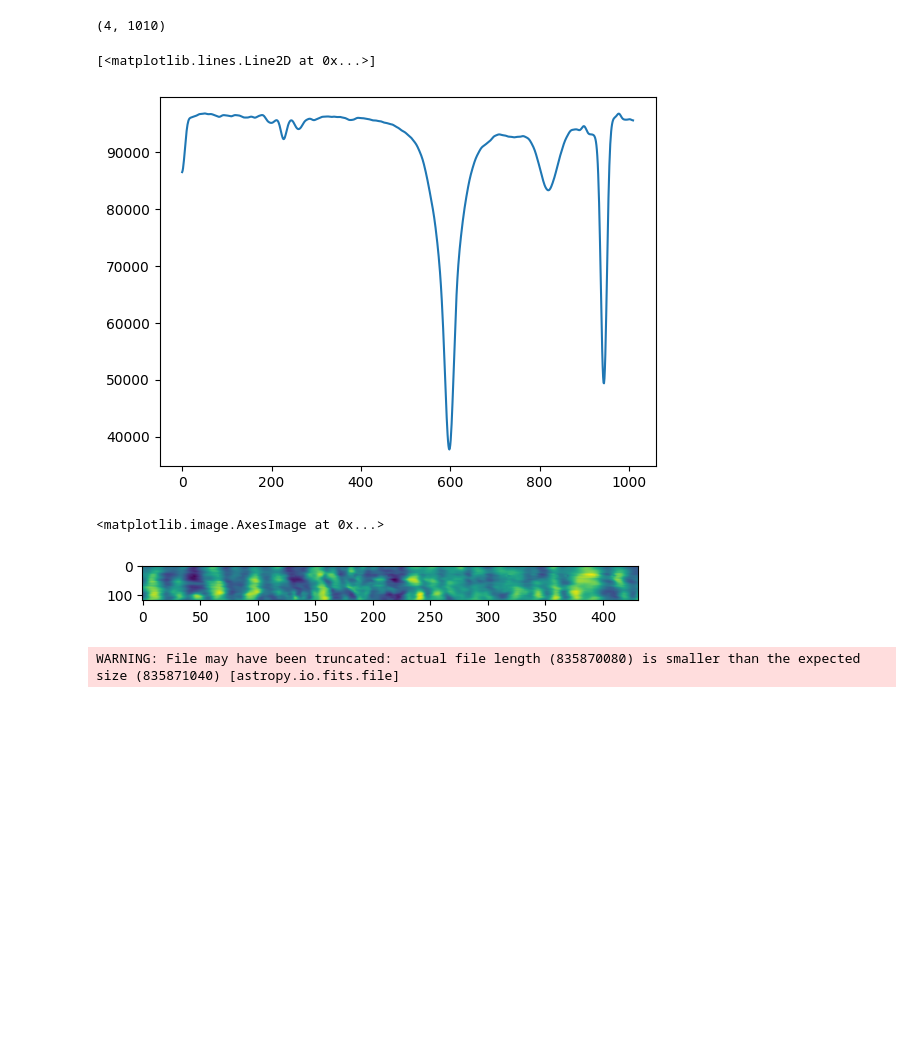
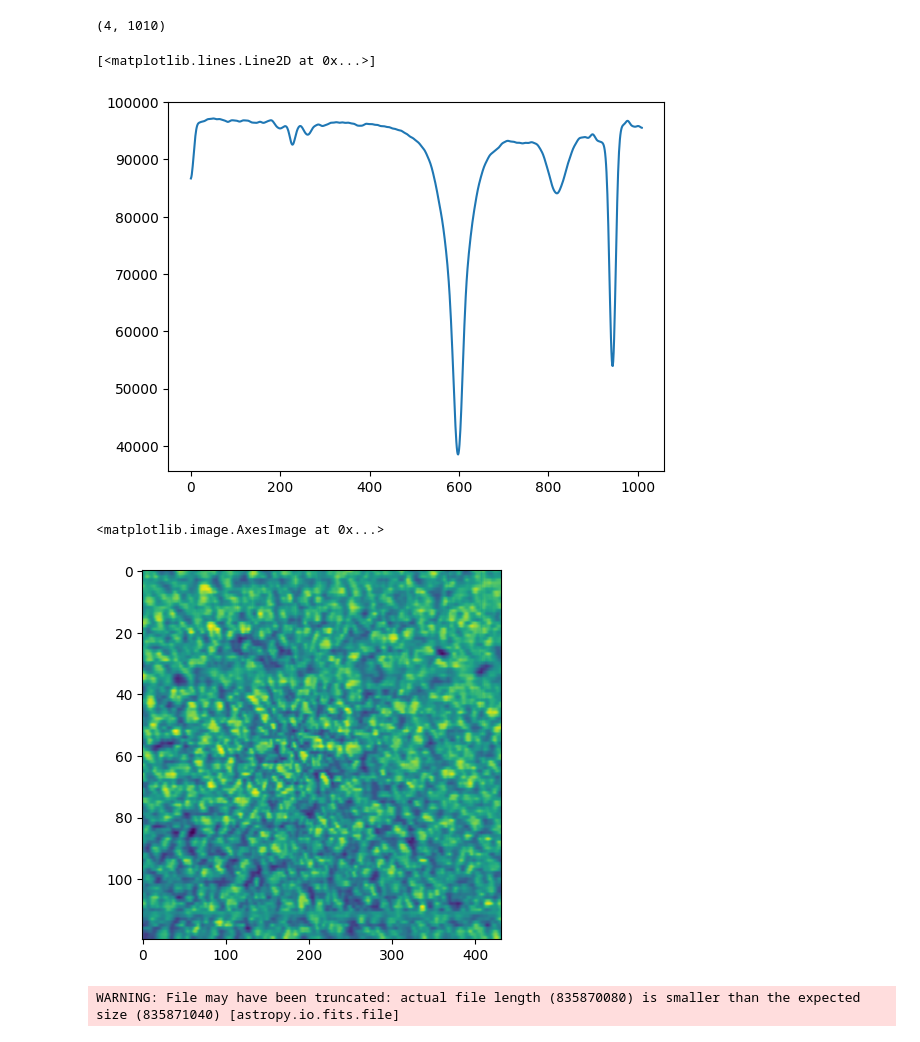
Before and after one commit to ivanzmilic/grisexplore, a Jupyter notebook: explore_gris_slits.ipynb, the cells around one changed output. Saved outputs shown, nothing was run; the diff lists cells and outputs as text; code cells hidden in the pictures; blank space fills up the shorter version.

```diff
--- a/explore_gris_slits.ipynb
+++ b/explore_gris_slits.ipynb
@@ -4,7 +4,7 @@ import matplotlib.pyplot as plt
 from astropy.io import fits
 import grisutils as gu
 # %%
-examplepath = '/dat/schliche/gris_CHole/20250620/level1/ARM1/20Jun25ARM1.009cc'
+examplepath = '/dat/schliche/gris_CHole/20250620/level1/ARM1/20Jun25ARM1.002cc'
 # %%
 stokes = gu.readmaps(examplepath)
 # %% [output]
@@ -27,15 +27,15 @@ meanspec.shape
 plt.plot(meanspec[0])
 # %% [output]
 [<matplotlib.lines.Line2D at 0x...>]
-[figure, old version]
+[figure, new version]
 # %%
 l_c_l = 300
 l_c_r = 350
 # %%
-plt.imshow(np.mean(stokes[:,:,0,l_c_l:l_c_r], axis=2).T, aspect='0.25')
+plt.imshow(np.mean(stokes[:,:,0,l_c_l:l_c_r], axis=2).T, aspect=str(0.5/0.135))
 # %% [output]
 <matplotlib.image.AxesImage at 0x...>
-[figure, old version]
+[figure, new version]
 # %%
 # Now make a list of all the coronal hole observations and loop through them to make a big array of all the spectra:
 
```
Also changed, not shown: parts of 1 cell of this notebook.
